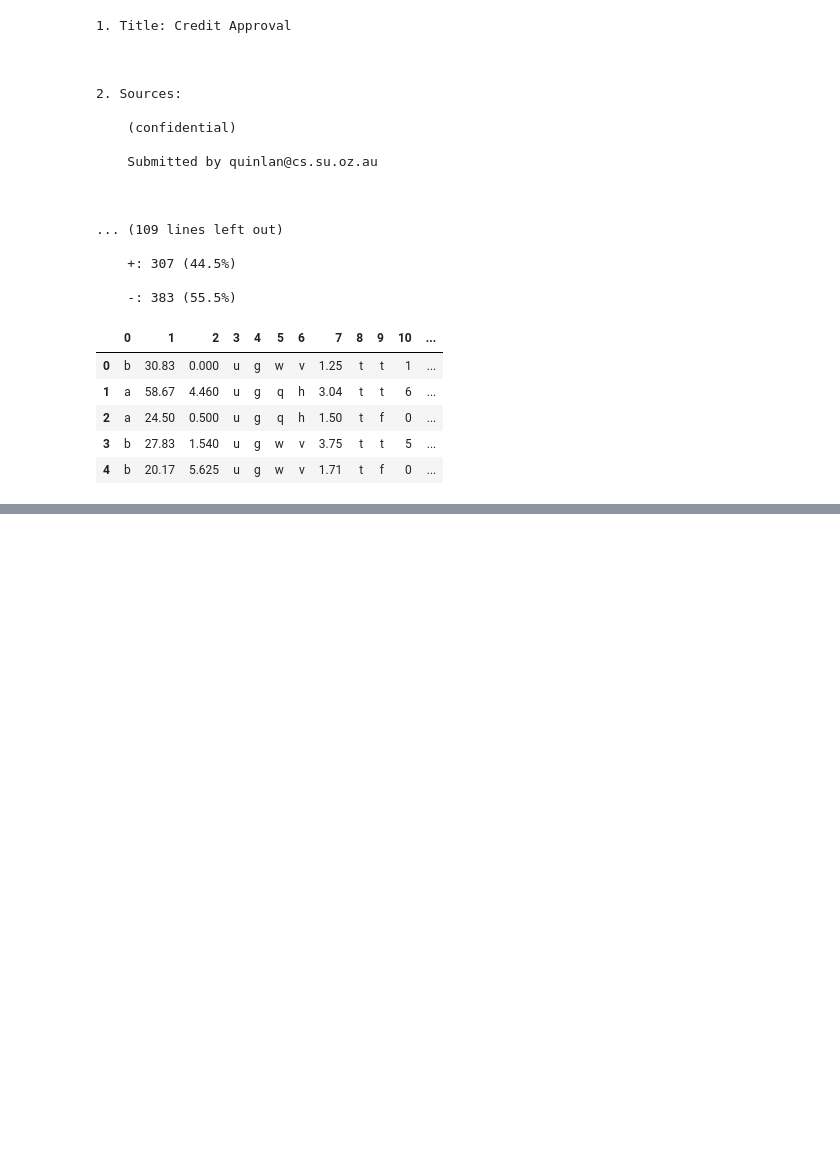
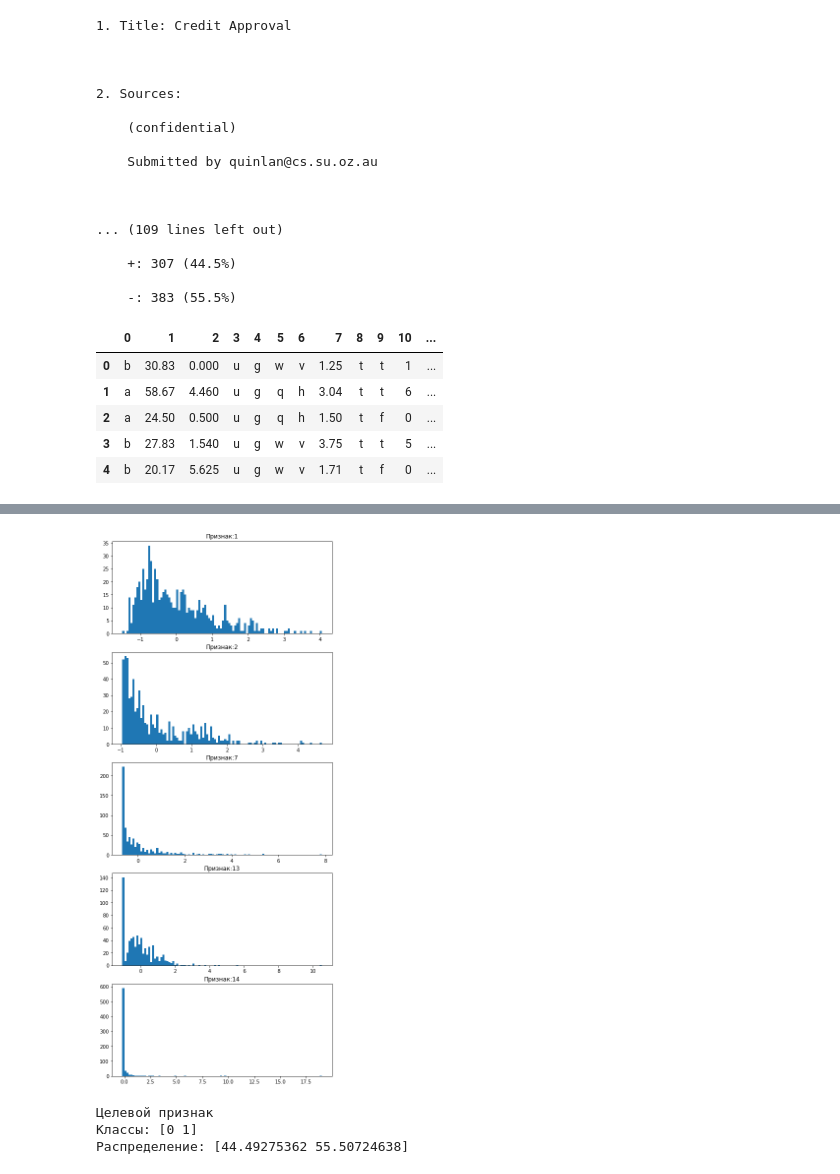
Before and after one commit to glkuzi/MLHomeworks, a Jupyter notebook: Homework_1_Kuzmin.ipynb, the cells around one changed output, grey strips where cells are left out. Cells and saved outputs as stored; diff of their text form; code cells hidden in the pictures; blank space fills up the shorter version.

Commit message:
added normalization, encoding; restored missing values

```diff
--- a/Homework_1_Kuzmin.ipynb
+++ b/Homework_1_Kuzmin.ipynb
@@ -54,0 +66,12 @@ df.head(5)
+# %%
+# создаем массив с местоположением пропущенных данных, формат (i, [j_1, ..., j_n])
+missingValueIndices = []
+for i in range(len(dfX)):
+    if True in set(dfX.iloc[i,:].str.contains('?', regex=False)):
+        buf = list(dfX.iloc[i,:].str.contains('?', regex=False))
+        xMissingIndices = [i for i, x in enumerate(buf) if x == True]
+        missingValueIndices.append((i, xMissingIndices))
+# %%
+# таблица с исключенными строками с пропущенными значениями
+dfXFull = dfX.drop([x[0] for x in missingValueIndices])
+dfXFull = dfXFull.reset_index(drop=True)
@@ -54,0 +108,10 @@ df.head(5)
+# %%
+# заменяем пропущенные значения значениями из векторов с наименьшим расстоянием между ними
+for x in missingValueIndices:
+    fullCols = [y for y in cols[:-1] if y not in x[1]]
+    bufDf = dfXFull[fullCols]
+    vec = list(dfX.iloc[x[0], fullCols])
+    dist = sklearn.metrics.pairwise.euclidean_distances([vec], np.array(bufDf))
+    simVecIndex = list(dist[0]).index(min(dist[0]))
+    for col in x[1]:
+        dfX.at[x[0], col] = dfXFull.iloc[simVecIndex, col]
@@ -54,0 +120,11 @@ df.head(5)
+# %%
+means = []
+stds = []
+for col in realCols[:-1]:
+    bufCol = np.array(dfX.loc[:, col])
+    if col in realCols:
+        bufCol = list(map(float, bufCol))
+        dfX.loc[:, col] = bufCol
+    means.append(np.mean(bufCol))
+    stds.append(np.std(bufCol))
+    dfX.loc[:, col] = [(x - means[-1]) / stds[-1] for x in bufCol]
@@ -54,0 +166,20 @@ df.head(5)
+# %%
+%matplotlib inline
+fig, ax = plt.subplots(len(realCols[:-1]), 1, figsize=(8, 20))
+for i in range(len(realCols[:-1])):
+    # print('Признак:', realCols[i])
+    buf = list(dfX[realCols[i]])
+    ax[i].hist(buf, bins=100)
+    ax[i].set_title('Признак:' + str(realCols[i]))
+# %% [output]
+[figure, added]
+# %%
+print('Целевой признак')
+# dfY
+unique, counts = np.unique(dfY, return_counts=True)
+print('Классы:', unique)
+print('Распределение:', counts / sum(counts) * 100)
+# %% [output]
+Целевой признак
+Классы: [0 1]
+Распределение: [44.49275362 55.50724638]
```
Also changed, not shown: parts of 10 cells of this notebook.
